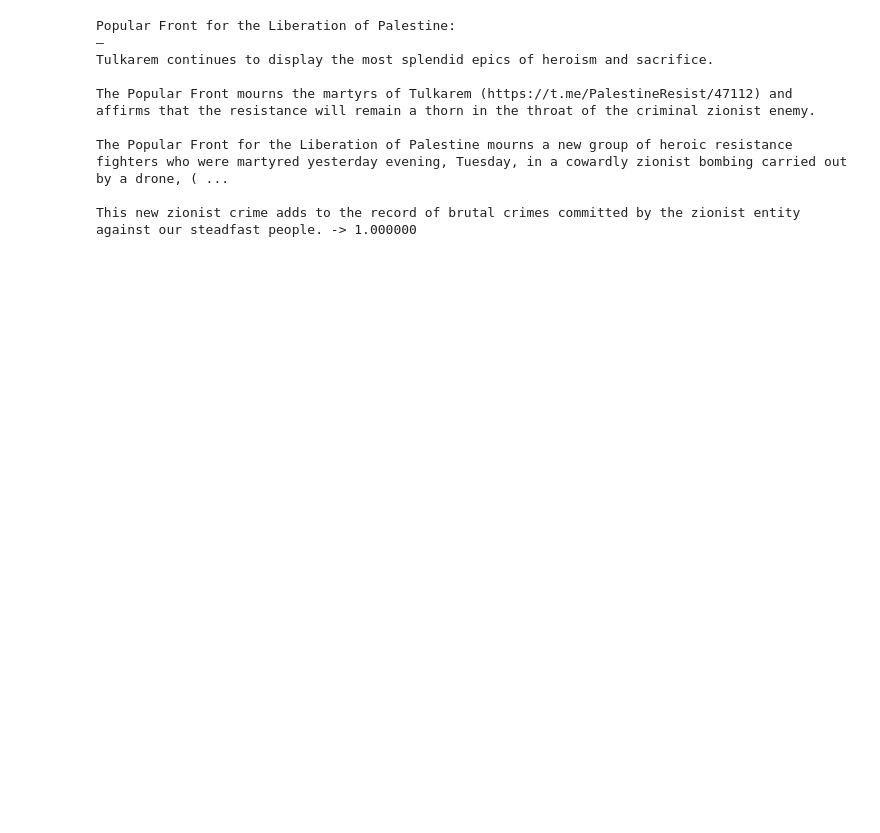
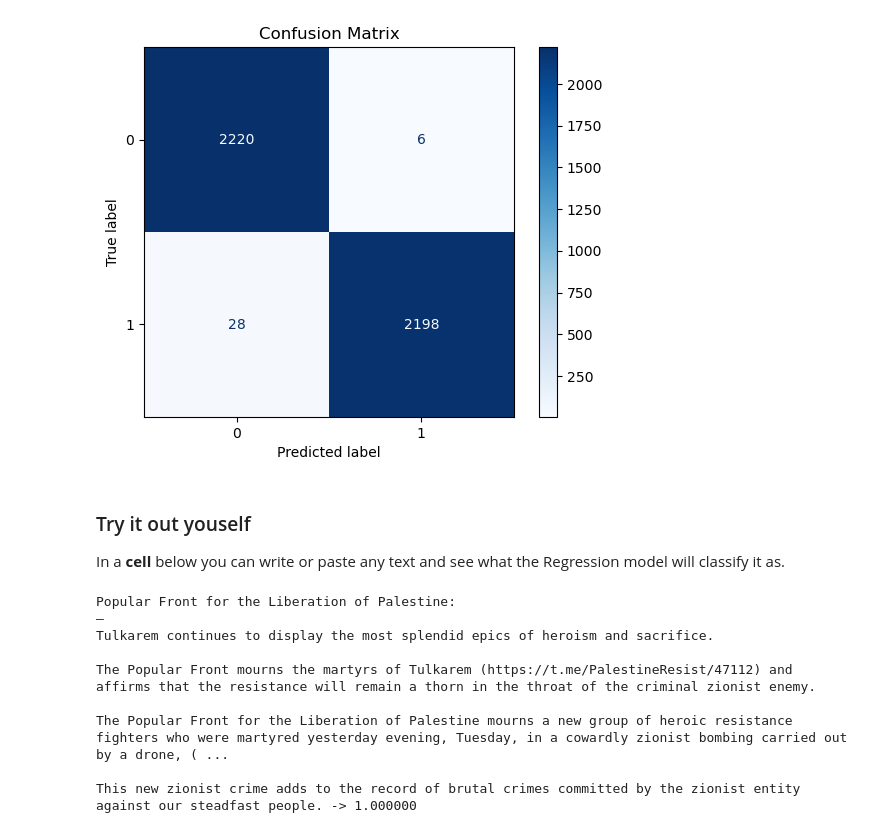
Before and after one commit to Snapchik/chat_analysis, a Jupyter notebook: Logistic_regression_which_chat.ipynb, the cells around one changed output. Saved outputs shown, nothing was run; the diff lists cells and outputs as text; code cells hidden in the pictures; blank space fills up the shorter version.

```diff
--- a/Logistic_regression_which_chat.ipynb
+++ b/Logistic_regression_which_chat.ipynb
@@ -75 +160,19 @@ The resulting vector of weights is [2.1e-07, 0.00065654, -0.00046772]
+# %%
+from sklearn.metrics import confusion_matrix, ConfusionMatrixDisplay
+
+def plot_confusion_matrix(y_true, y_pred):
+    cm = confusion_matrix(y_true, y_pred)
+    disp = ConfusionMatrixDisplay(confusion_matrix=cm)
+    disp.plot(cmap=plt.cm.Blues)
+    plt.title('Confusion Matrix')
+    plt.show()
+
+# Convert test_y to integers if they are not already
+test_y = test_y.astype(int)
+
+#Plotting confusion matrix(false positives and false negative counts)
+y_pred = np.array([int(utils.predict_text(x, freqs, theta) > 0.5) for x in test_x])
+plot_confusion_matrix(test_y, y_pred)
+# %% [output]
+[figure, added]
 # %%
@@ -76,4 +181,8 @@ The resulting vector of weights is [2.1e-07, 0.00065654, -0.00046772]
 theta = [0.1572,  0.2531, -0.1533]
+# %% [markdown]
+### Try it out youself
+
+In a **cell** below you can write or paste any text and see what the Regression model will classify it as.
 # %%
 for text in ['''Popular Front for the Liberation of Palestine:
 —
```
Also changed, not shown: parts of 29 cells of this notebook, 1 other file.
